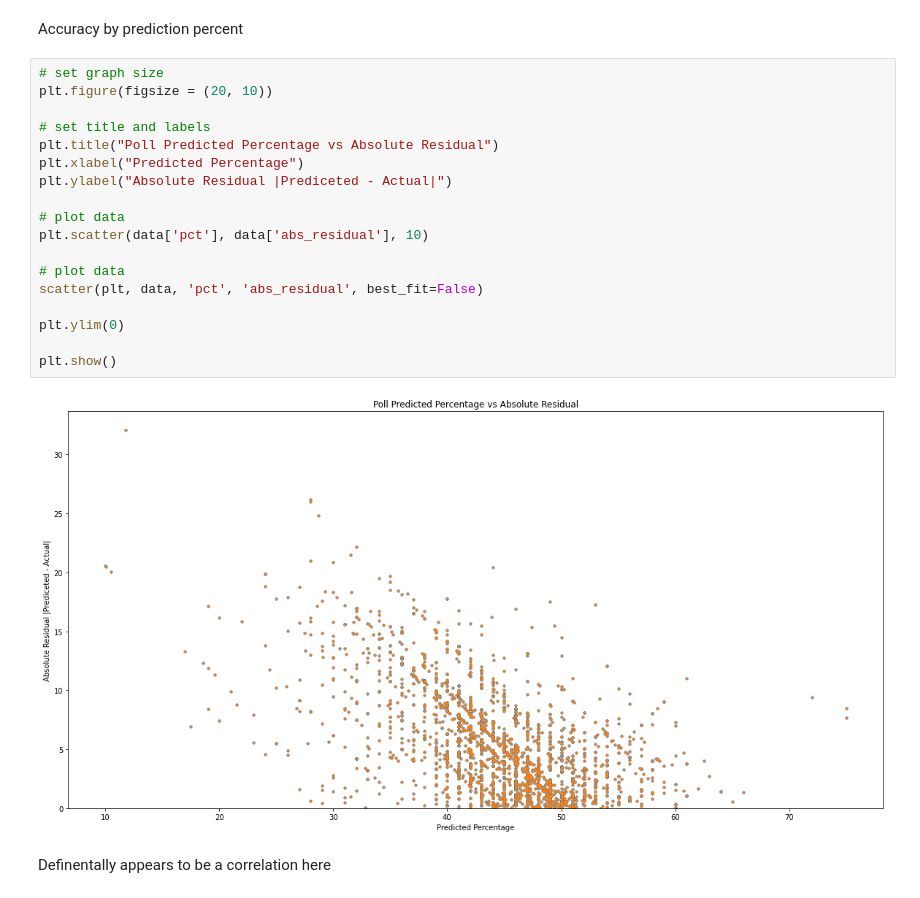
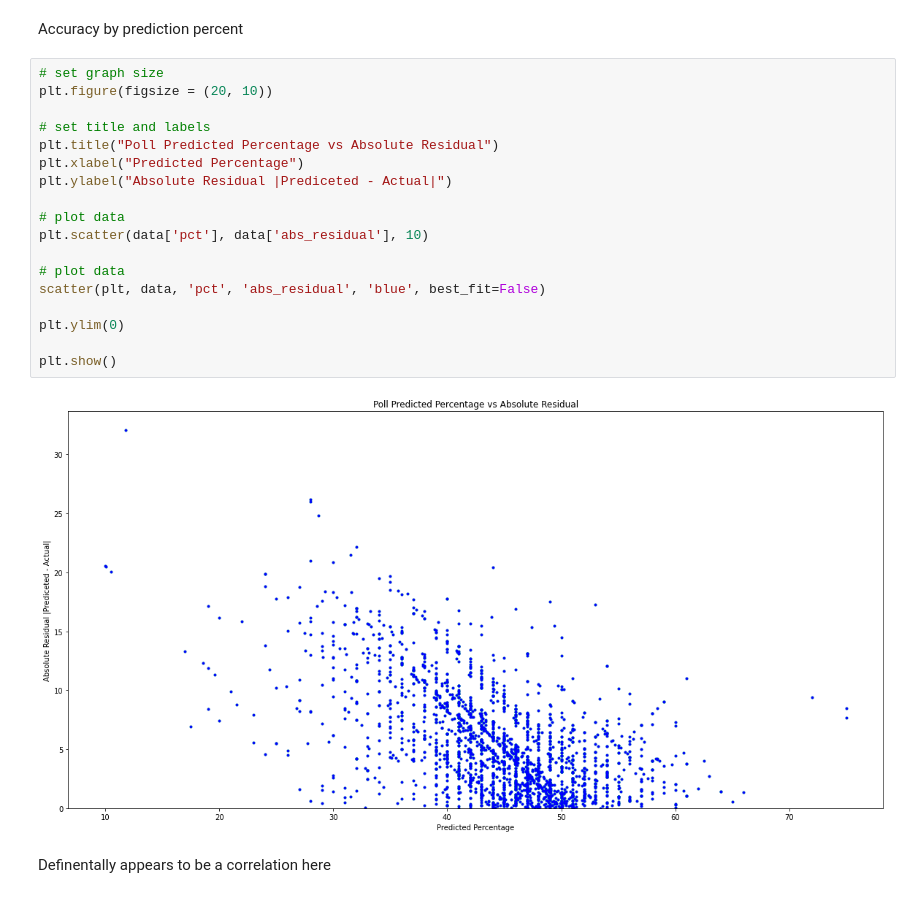
Before and after one commit to WillMeagher/WillMeagher.github.io, a Jupyter notebook: Final Project.ipynb, the cells around one changed output. Drawn from its saved outputs; the diff is of its cells as text.

```diff
--- a/Final Project.ipynb
+++ b/Final Project.ipynb
@@ -654,23 +654,23 @@ Accuracy by prediction percent
 # %%
 # set graph size
 plt.figure(figsize = (20, 10))
 
 # set title and labels
 plt.title("Poll Predicted Percentage vs Absolute Residual")
 plt.xlabel("Predicted Percentage")
 plt.ylabel("Absolute Residual |Prediceted - Actual|")
 
 # plot data
 plt.scatter(data['pct'], data['abs_residual'], 10)
 
 # plot data
-scatter(plt, data, 'pct', 'abs_residual', best_fit=False)
+scatter(plt, data, 'pct', 'abs_residual', 'blue', best_fit=False)
 
 plt.ylim(0)
 
 plt.show()
 # %% [output]
-[figure, old version]
+[figure, new version]
 # %% [markdown]
 Definentally appears to be a correlation here
 # %%
```
Also changed, not shown: parts of 1 cell of this notebook, 2 other files.
